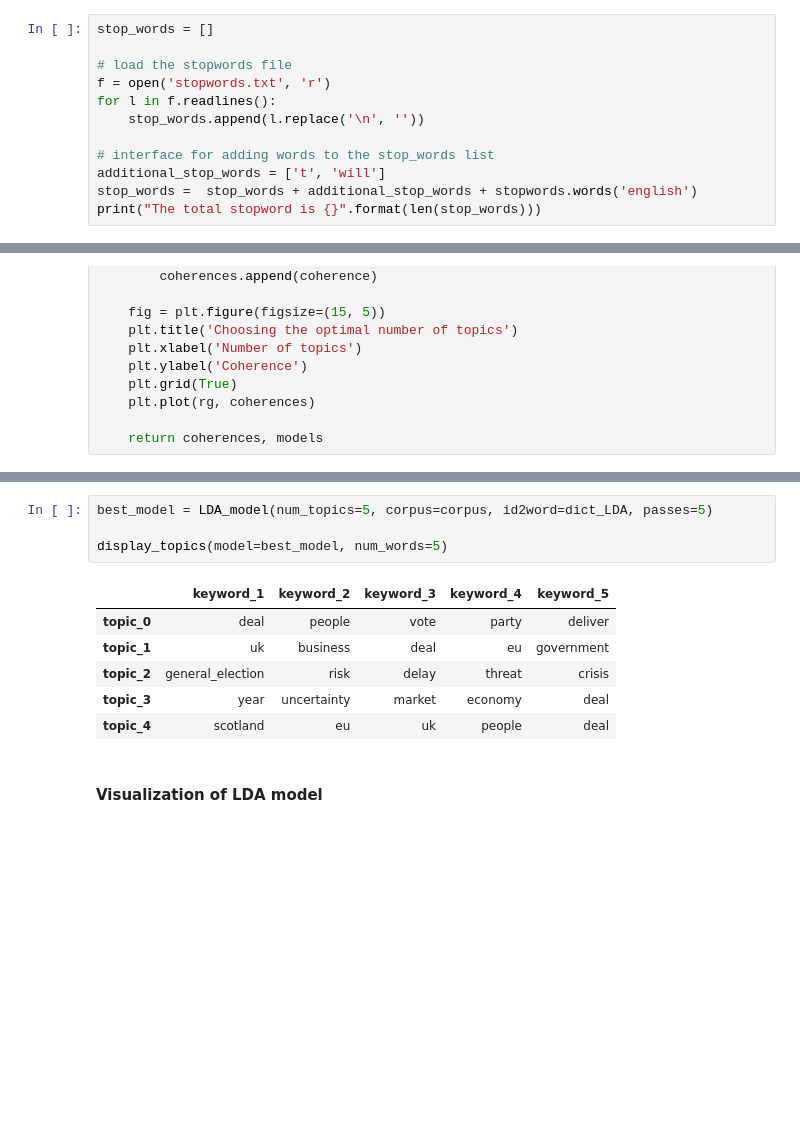
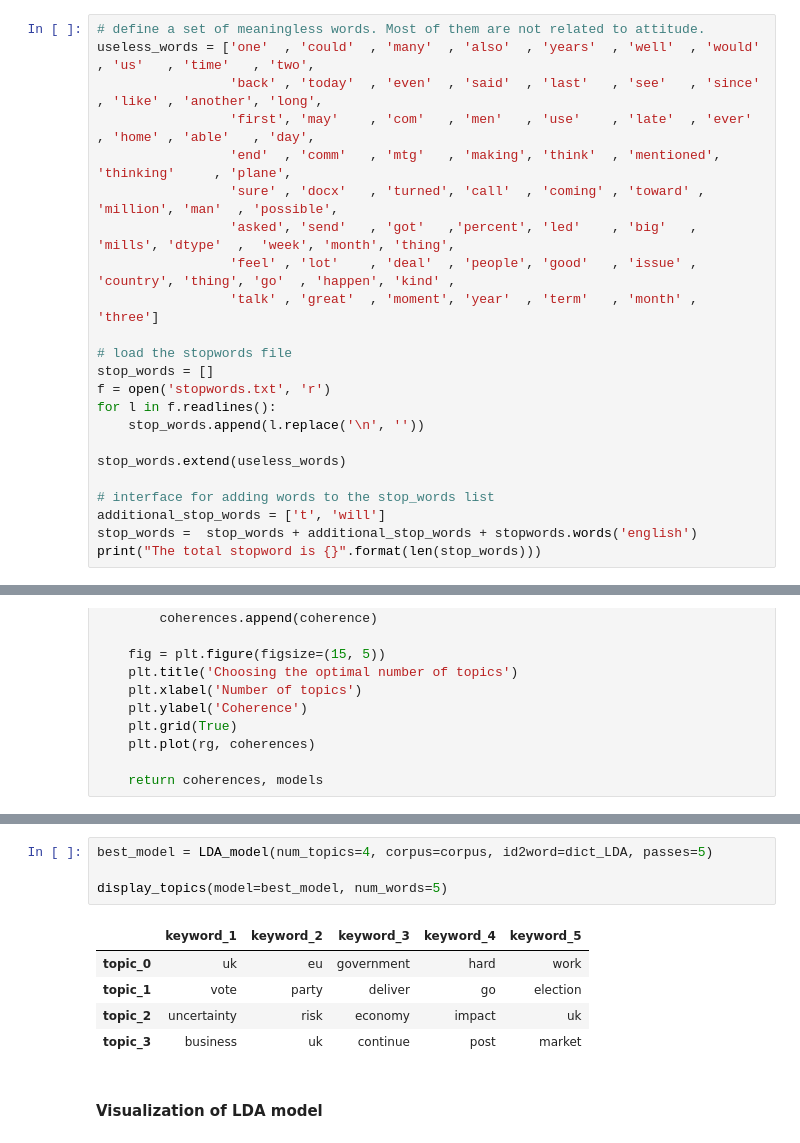
Before and after one commit to epfl-ada/ada-2021-project-skrw, a Jupyter notebook: Milestone_3.ipynb, the cells around one changed output, grey strips where cells are left out. Drawn from its saved outputs; the diff is of its cells as text; blank space fills up the shorter version.

Commit message:
upadte topic detection and plot

```diff
--- a/Milestone_3.ipynb
+++ b/Milestone_3.ipynb
@@ -253,12 +260,23 @@ def clean_text(text):
     text = text.strip()
     return text
 # %%
-stop_words = []
+# define a set of meaningless words. Most of them are not related to attitude.
+useless_words = ['one'  , 'could'  , 'many'  , 'also'  , 'years'  , 'well'  , 'would'  , 'us'   , 'time'   , 'two',
+                 'back' , 'today'  , 'even'  , 'said'  , 'last'   , 'see'   , 'since'  , 'like' , 'another', 'long',
+                 'first', 'may'    , 'com'   , 'men'   , 'use'    , 'late'  , 'ever'   , 'home' , 'able'   , 'day',
+                 'end'  , 'comm'   , 'mtg'   , 'making', 'think'  , 'mentioned', 'thinking'     , 'plane',
+                 'sure' , 'docx'   , 'turned', 'call'  , 'coming' , 'toward' , 'million', 'man'  , 'possible',
+                 'asked', 'send'   , 'got'   ,'percent', 'led'    , 'big'   , 'mills', 'dtype'  ,  'week', 'month', 'thing',
+                 'feel' , 'lot'    , 'deal'  , 'people', 'good'   , 'issue' , 'country', 'thing', 'go'  , 'happen', 'kind' ,
+                 'talk' , 'great'  , 'moment', 'year'  , 'term'   , 'month' , 'three']
 
 # load the stopwords file
+stop_words = []
 f = open('stopwords.txt', 'r')
 for l in f.readlines():
     stop_words.append(l.replace('\n', ''))
+
+stop_words.extend(useless_words)
 
 # interface for adding words to the stop_words list
 additional_stop_words = ['t', 'will']
@@ -382,14 +416,13 @@ coherences, models = explore_models(corpus, dict_LDA, tokens, rg=range(3, 9))
 # %%
-best_model = LDA_model(num_topics=5, corpus=corpus, id2word=dict_LDA, passes=5)
+best_model = LDA_model(num_topics=4, corpus=corpus, id2word=dict_LDA, passes=5)
 
 display_topics(model=best_model, num_words=5)
 # %% [output]
 |  | keyword_1 | keyword_2 | keyword_3 | keyword_4 | keyword_5 |
-| topic_0 | deal | people | vote | party | deliver |
-| topic_1 | uk | business | deal | eu | government |
-| topic_2 | general_election | risk | delay | threat | crisis |
-| topic_3 | year | uncertainty | market | economy | deal |
-| topic_4 | scotland | eu | uk | people | deal |
+| topic_0 | uk | eu | government | hard | work |
+| topic_1 | vote | party | deliver | go | election |
+| topic_2 | uncertainty | risk | economy | impact | uk |
+| topic_3 | business | uk | continue | post | market |
 # %% [markdown]
 #### Visualization of LDA model
 # %%
```
Also changed, not shown: parts of 13 cells of this notebook, 1 other file.
